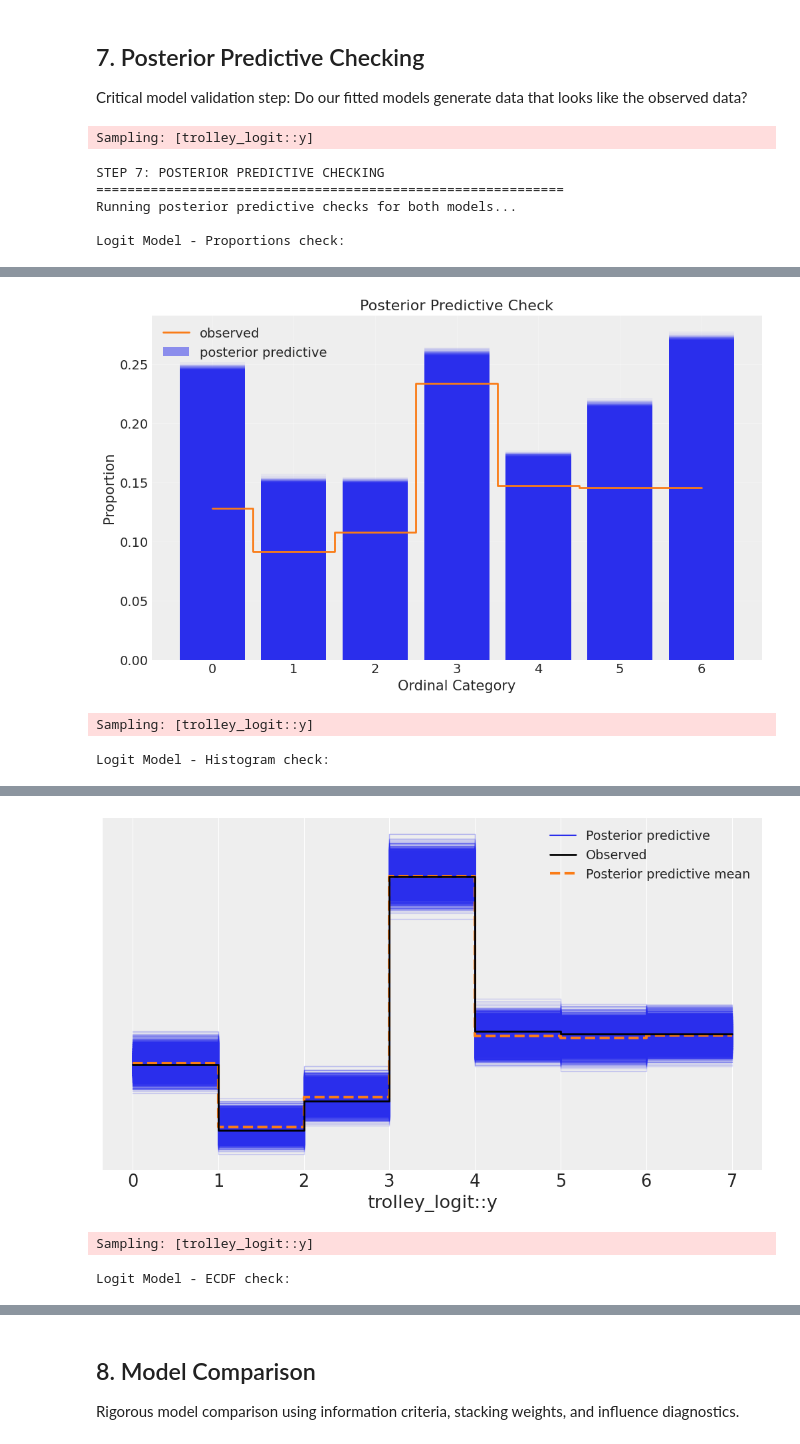
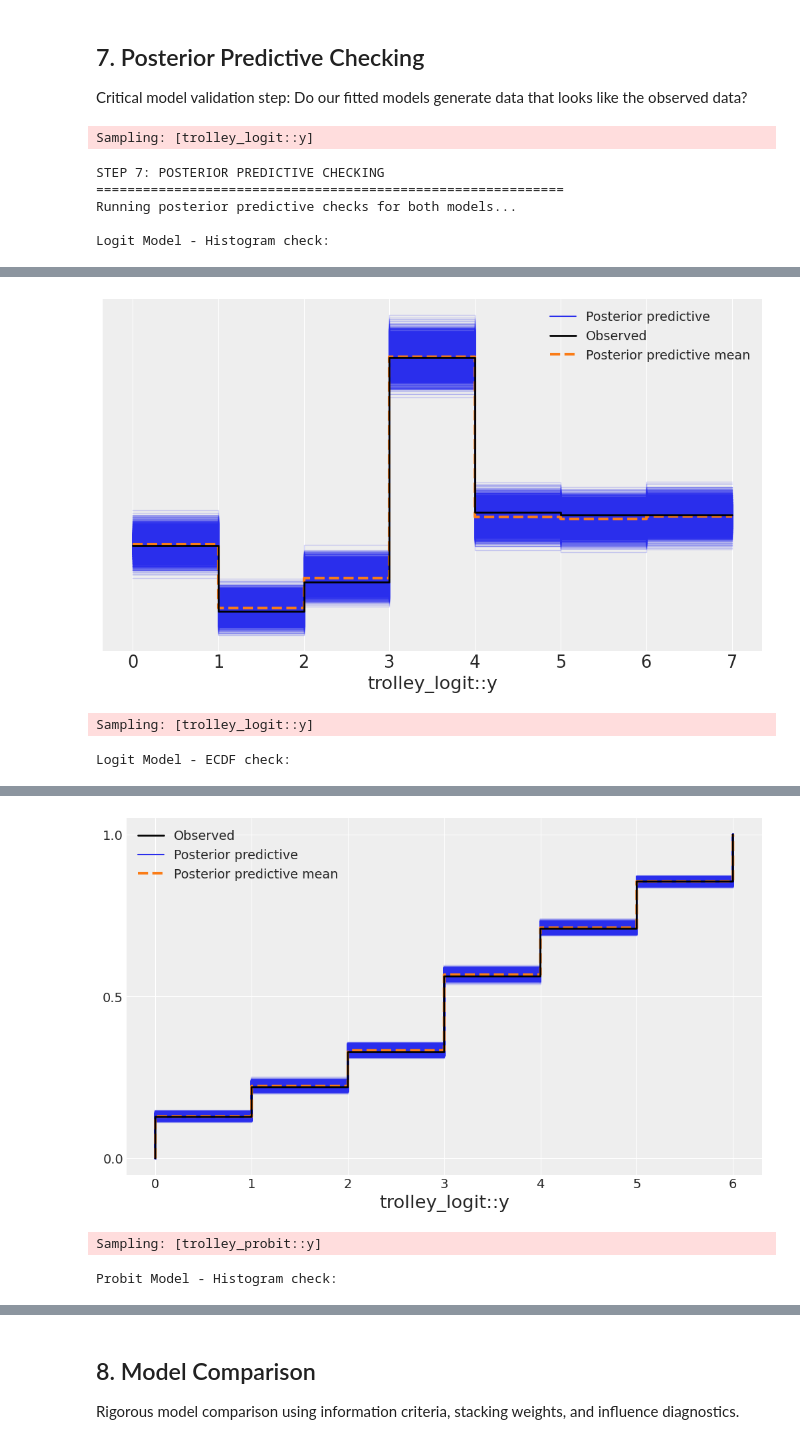
Before and after one commit to Adithyanpy/bayes_ordinal, a Jupyter notebook: examples/complete_bayesian_workflow.ipynb, the cells around one changed output, grey strips where cells are left out. Drawn from its saved outputs; the diff is of its cells as text; code cells hidden in the pictures.

```diff
--- a/examples/complete_bayesian_workflow.ipynb
+++ b/examples/complete_bayesian_workflow.ipynb
@@ -595,15 +590,6 @@ from bayes_ordinal.workflow.posterior_predictive import run_posterior_predictive
 print("Running posterior predictive checks for both models...")
 
 # Logit model posterior predictive checks
-print("\nLogit Model - Proportions check:")
-ppc_logit_props = run_posterior_predictive(
-    model=logit_model,
-    idata=idata_logit,
-    var_name="trolley_logit::y",
-    kind="proportions",
-    figsize=(10, 6)
-)
-
 print("\nLogit Model - Histogram check:")
 ppc_logit_hist = run_posterior_predictive(
     model=logit_model,
@@ -621,48 +607,48 @@ ppc_logit_ecdf = run_posterior_predictive(
     kind="ecdf",
     figsize=(10, 6)
 )
 
 # Probit model posterior predictive checks
-print("\nProbit Model - Proportions check:")
-ppc_probit_props = run_posterior_predictive(
-    model=probit_model,
-    idata=idata_probit,
-    var_name="trolley_probit::y",
-    kind="proportions",
-    figsize=(10, 6)
-)
-
 print("\nProbit Model - Histogram check:")
 ppc_probit_hist = run_posterior_predictive(
     model=probit_model,
     idata=idata_probit,
     var_name="trolley_probit::y",
     kind="hist",
+    figsize=(10, 6)
+)
+
+print("\nProbit Model - ECDF check:")
+ppc_probit_ecdf = run_posterior_predictive(
+    model=probit_model,
+    idata=idata_probit,
+    var_name="trolley_probit::y",
+    kind="ecdf",
     figsize=(10, 6)
 )
 
 print(" Posterior predictive checks completed for both models")
 
 # Assessment
 print("\n Posterior Predictive Assessment:")
 print("Key Questions:")
 print("• Do the posterior predictions cover the observed data well?")
 print("• Are there systematic discrepancies between model and data?")
 print("• Do both models perform similarly in capturing data patterns?")
 print(" Review the plots above to assess model adequacy")
 # %% [output]
 Sampling: [trolley_logit::y]
 STEP 7: POSTERIOR PREDICTIVE CHECKING
 ============================================================
 Running posterior predictive checks for both models...
 
-Logit Model - Proportions check:
+Logit Model - Histogram check:
 [interactive output not drawn]
-[figure, old version]
+[figure, new version]
 Sampling: [trolley_logit::y]
-Logit Model - Histogram check:
+Logit Model - ECDF check:
 [interactive output not drawn]
-[figure, old version]
+[figure, new version]
-Sampling: [trolley_logit::y]
+Sampling: [trolley_probit::y]
-Logit Model - ECDF check:
+Probit Model - Histogram check:
 [interactive output not drawn]
```
Also changed, not shown: parts of 10 cells of this notebook, 30 other files.
